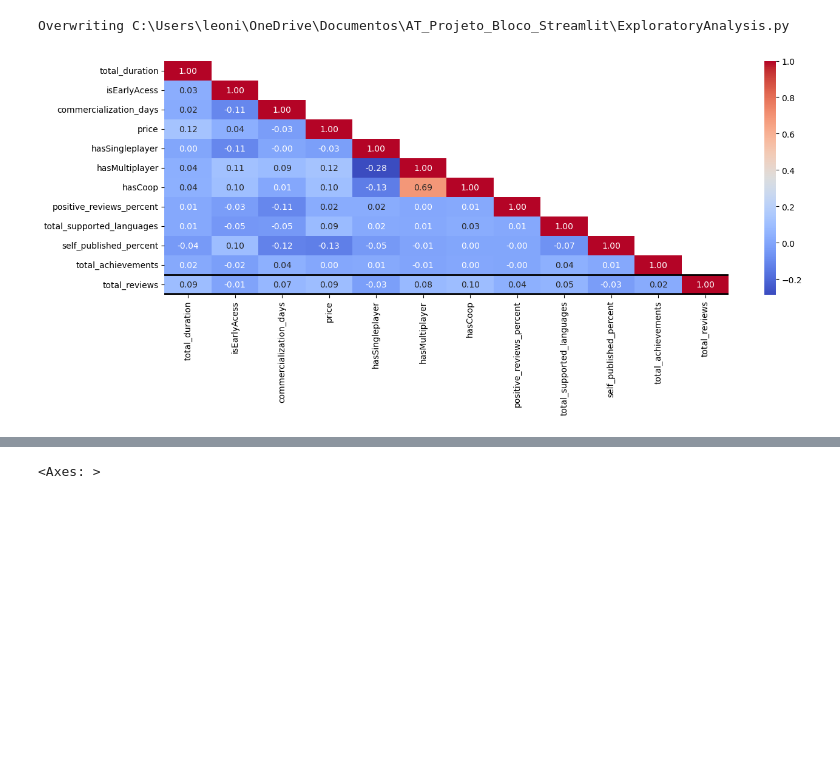
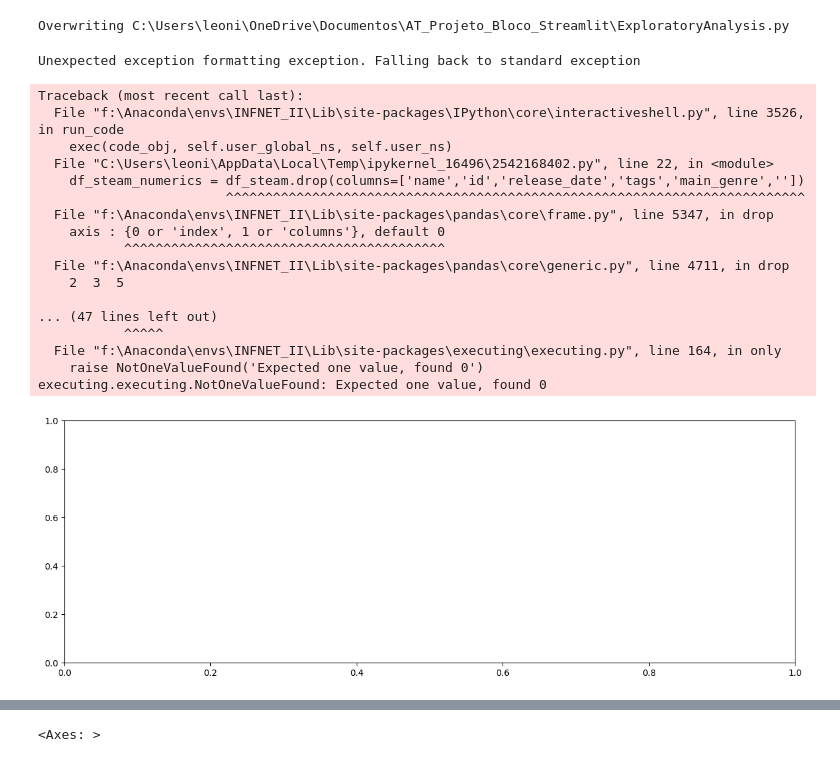
Before and after one commit to Leonidas-Vitor/AT_Projeto_Bloco_Steam, a Jupyter notebook: Jupyters/ExploratoryAnalysis.ipynb, the cells around one changed output, grey strips where cells are left out. Cells and saved outputs as stored; diff of their text form; code cells hidden in the pictures; blank space fills up the shorter version.

```diff
--- a/Jupyters/ExploratoryAnalysis.ipynb
+++ b/Jupyters/ExploratoryAnalysis.ipynb
@@ -60,11 +60,10 @@ import pandas as pd
 import seaborn as sb
 from sklearn.preprocessing import MinMaxScaler
 
-df_steam = pd.read_csv('C:\\Users\\leoni\OneDrive\\Documentos\\AT_Projeto_Bloco_Streamlit\\SteamDatasetForStreamlitClean.csv',engine='pyarrow')
+df_steam = pd.read_csv('C:\\Users\\leoni\OneDrive\\Documentos\\AT_Projeto_Bloco_Streamlit\\SteamDatasetForStreamlitCleaned.csv',engine='pyarrow')
 
 
-nCols = ['total_duration','total_achievements','total_supported_languages','positive_reviews_percent','price', 'self_published_percent',
-         'commercialization_days']
+nCols = ['total_duration','total_achievements','total_supported_languages','positive_reviews_percent','price', 'self_published_percent','commercialization_days']
 
 #print(df_steam.info())
 
@@ -76,31 +75,49 @@ nCols = ['total_duration','total_achievements','total_supported_languages','posi
 
 fig, ax = plt.subplots(figsize=(15, 5))
 
 df_steam_numerics = df_steam.drop(columns=['name','id','release_date','tags','main_genre',''])
 
 nOrder = list(df_steam_numerics.columns)
 nOrder.remove('total_reviews')
 nOrder.append('total_reviews')
 
 df_steam_numerics = df_steam_numerics[nOrder]
 #df_steam_numerics['total_reviews'] = np.log(df_steam_numerics['total_reviews'])
 
 #df_steam_numerics['total_reviews'] = df_steam_numerics['total_reviews']/1000
 #print(df_steam_numerics.describe())
 scaler = MinMaxScaler()
 
 df_rescaled = pd.DataFrame(scaler.fit_transform(df_steam_numerics), columns=df_steam_numerics.columns)
 
 #for col in df_steam_numerics.columns:
 #    if (col == 'total_reviews'):
 #        continue
 #    df_steam_numerics[col] = scaler.fit_transform(df_steam_numerics[[col]])
 
 df_steam_corr = df_rescaled.corr()
 sb.heatmap(df_steam_corr, annot=True, fmt='.2f',cmap=sb.color_palette("coolwarm", as_cmap=True), ax=ax, mask=np.triu(df_steam_corr, k=1))
 ax.axhline(11, color='black', linewidth=2)
 ax.axhline(12, color='black', linewidth=4)
 
 plt.show()
 # %% [output]
+Unexpected exception formatting exception. Falling back to standard exception
+Traceback (most recent call last):
+  File "f:\Anaconda\envs\INFNET_II\Lib\site-packages\IPython\core\interactiveshell.py", line 3526, in run_code
+    exec(code_obj, self.user_global_ns, self.user_ns)
+  File "C:\Users\leoni\AppData\Local\Temp\ipykernel_16496\2542168402.py", line 22, in <module>
+    df_steam_numerics = df_steam.drop(columns=['name','id','release_date','tags','main_genre',''])
+                        ^^^^^^^^^^^^^^^^^^^^^^^^^^^^^^^^^^^^^^^^^^^^^^^^^^^^^^^^^^^^^^^^^^^^^^^^^^
+  File "f:\Anaconda\envs\INFNET_II\Lib\site-packages\pandas\core\frame.py", line 5347, in drop
+    axis : {0 or 'index', 1 or 'columns'}, default 0
+           ^^^^^^^^^^^^^^^^^^^^^^^^^^^^^^^^^^^^^^^^^
+  File "f:\Anaconda\envs\INFNET_II\Lib\site-packages\pandas\core\generic.py", line 4711, in drop
+    2  3  5
+
+... (47 lines left out)
+           ^^^^^
+  File "f:\Anaconda\envs\INFNET_II\Lib\site-packages\executing\executing.py", line 164, in only
+    raise NotOneValueFound('Expected one value, found 0')
+executing.executing.NotOneValueFound: Expected one value, found 0
-[figure, old version]
+[figure, new version]
```
Also changed, not shown: parts of 1 cell of this notebook, 4 other files.
